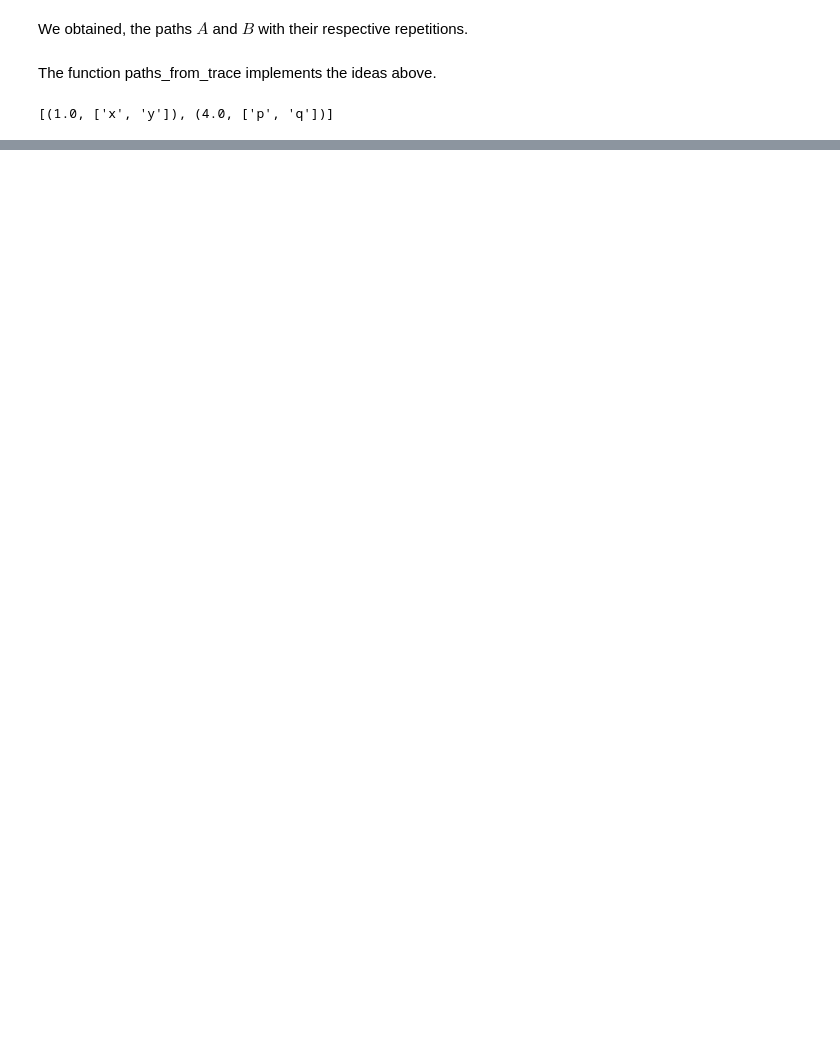
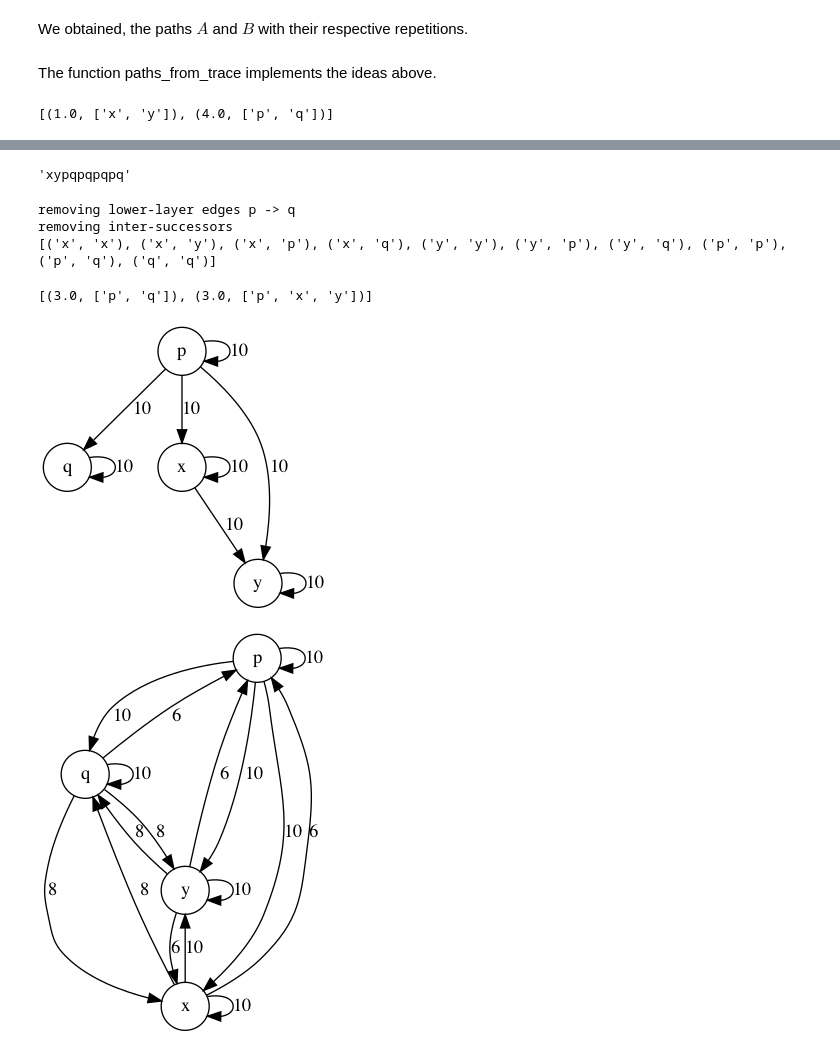
Before and after one commit to jpgil/logdelay, a Jupyter notebook: notebooks/section-2-paths-invariants/Mergings Loops.ipynb, the cells around one changed output, grey strips where cells are left out. Saved outputs shown, nothing was run; the diff lists cells and outputs as text; code cells hidden in the pictures; blank space fills up the shorter version.

```diff
--- a/notebooks/section-2-paths-invariants/Mergings Loops.ipynb
+++ b/notebooks/section-2-paths-invariants/Mergings Loops.ipynb
@@ -199,0 +203,33 @@ paths_from_trace(C + "123321")
+# %%
+sgC = successor_graph(C)
+# graph(sgC)
+C
+# %% [output]
+'xypqpqpqpq'
+# %%
+sgC_equivalent = sgC.copy()
+for r, path in paths_from_trace(C):
+    if r>1:
+        for u, v in zip( path[:-1], path[1:]) :
+            print ("removing lower-layer edges %s -> %s" % (u, v) )
+            sgC_equivalent.remove_edge(v, u)
+
+        print("removing inter-successors")
+        print( sgC_equivalent.edges )
+
+# graph(sgC_equivalent)
+# %% [output]
+removing lower-layer edges p -> q
+removing inter-successors
+[('x', 'x'), ('x', 'y'), ('x', 'p'), ('x', 'q'), ('y', 'y'), ('y', 'p'), ('y', 'q'), ('p', 'p'), ('p', 'q'), ('q', 'q')]
+# %%
+paths_from_trace("pqxypxyqpqxy")
+# %% [output]
+[(3.0, ['p', 'q']), (3.0, ['p', 'x', 'y'])]
+# %%
+ugly = successor_graph("pqxypxyq"*2)
+graph( f_layer(10, ugly) )
+graph( ugly )
+# %% [output]
+[figure, added]
+[figure, added]
```
Also changed, not shown: parts of 19 cells of this notebook, 3 other files.
